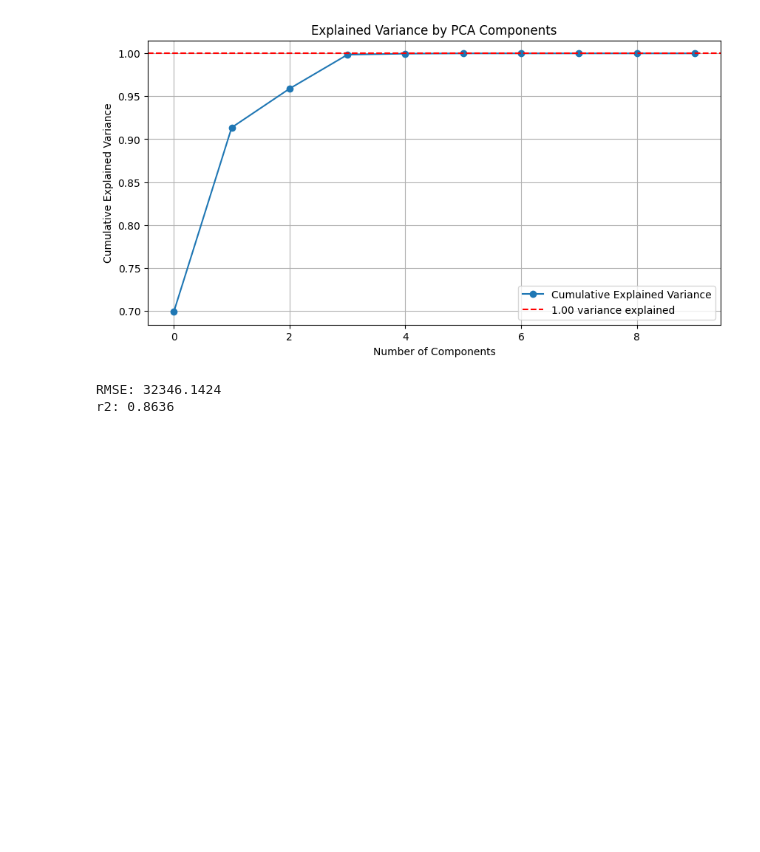
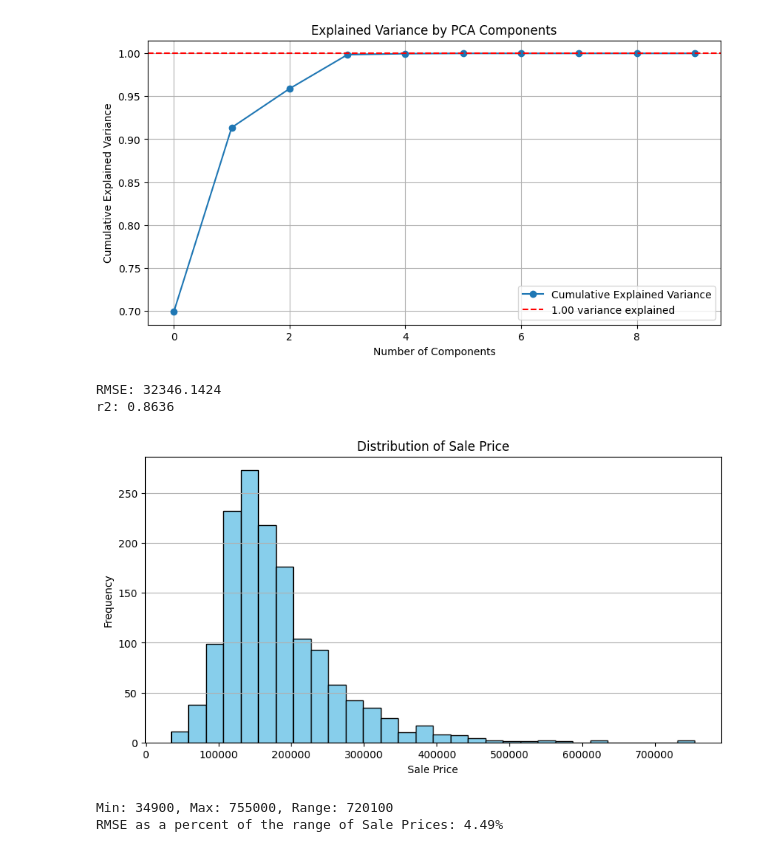
Before and after one commit to Terraform05/House-Price-Prediction, a Jupyter notebook: notebooks/numeric_exploration.ipynb, the cells around one changed output. Saved outputs shown, nothing was run; the diff lists cells and outputs as text; code cells hidden in the pictures; blank space fills up the shorter version.

Commit message:
rmse as range of sale price

```diff
--- a/notebooks/numeric_exploration.ipynb
+++ b/notebooks/numeric_exploration.ipynb
@@ -467,3 +467,26 @@ print(f'r2: {r2_score(y_test, y_pred):.4f}')
 # %% [output]
 RMSE: 32346.1424
 r2: 0.8636
+# %%
+#what is the distribution of saleprice
+plt.figure(figsize=(10, 5))
+plt.hist(y, bins=30, color='skyblue', edgecolor='black')
+plt.xlabel('Sale Price')
+plt.ylabel('Frequency')
+plt.title('Distribution of Sale Price')
+plt.grid(axis='y')
+plt.show()
+# %% [output]
+[figure, added]
+# %%
+min_sale_price = y.min()
+max_sale_price = y.max()
+
+print(f'Min: {min_sale_price}, Max: {max_sale_price}, Range: {max_sale_price - min_sale_price}')
+
+#rmse as percent of sale range
+rmse_percent = rmse / (max_sale_price - min_sale_price) * 100
+print(f'RMSE as a percent of the range of Sale Prices: {rmse_percent:.2f}%')
+# %% [output]
+Min: 34900, Max: 755000, Range: 720100
+RMSE as a percent of the range of Sale Prices: 4.49%
```
